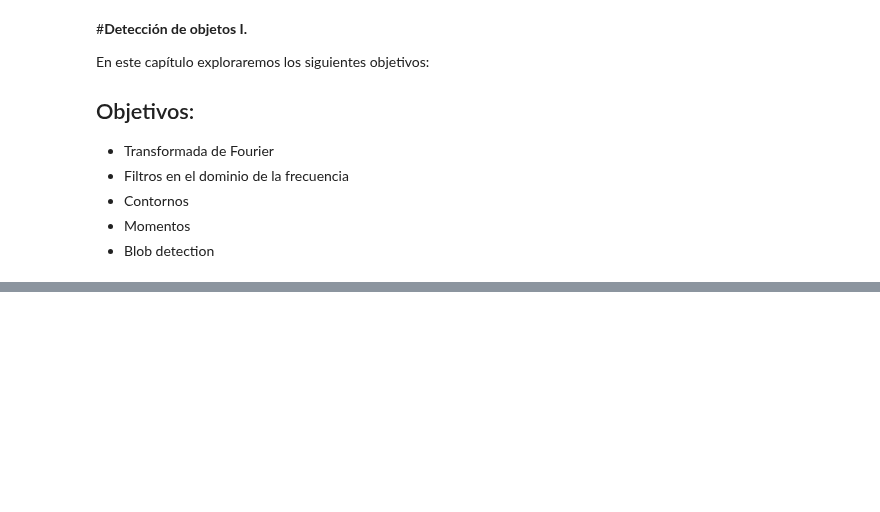
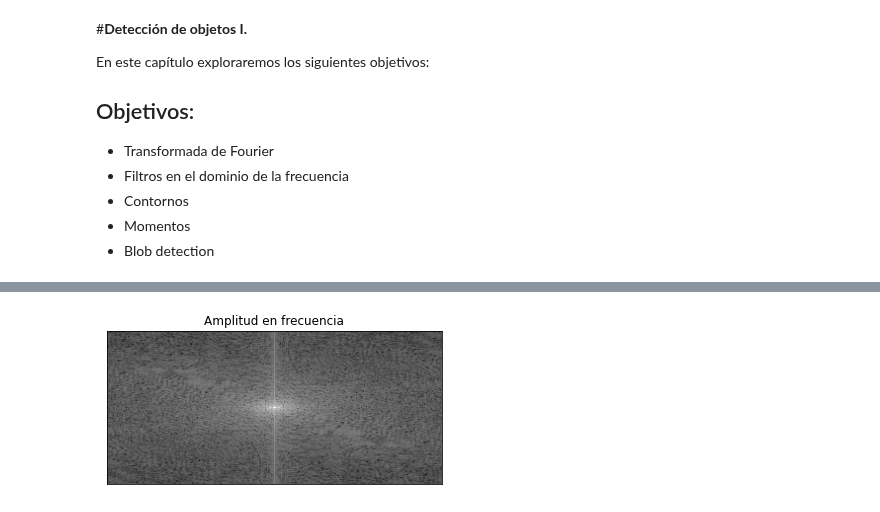
Before and after one commit to pedrorotta/procesamiento_de_imagenes, a Jupyter notebook: Detección_de_objetos_I.ipynb, the cells around one changed output, grey strips where cells are left out. Cells and saved outputs as stored; diff of their text form; code cells hidden in the pictures; blank space fills up the shorter version.

```diff
--- a/Detección_de_objetos_I.ipynb
+++ b/Detección_de_objetos_I.ipynb
@@ -50,0 +49,13 @@ En este capítulo exploraremos los siguientes objetivos:
+# %%
+dft_mujer = cv2.dft(np.float32(mujerg),flags = cv2.DFT_COMPLEX_OUTPUT)
+#Definir la frecuencia central como zero.
+dft_mujer_shift = np.fft.fftshift(dft_mujer)
+# Obtener el mapa de amplitudes
+amplitud_dft_mujer = 20*np.log(cv2.magnitude(dft_mujer_shift[:,:,0],dft_mujer_shift[:,:,1]))
+
+
+plt.imshow(amplitud_dft_mujer,cmap = 'gray')
+plt.title('Amplitud en frecuencia'), plt.xticks([]),plt.yticks([])
+plt.show()
+# %% [output]
+[figure, added]
```
Also changed, not shown: parts of 42 cells of this notebook.
